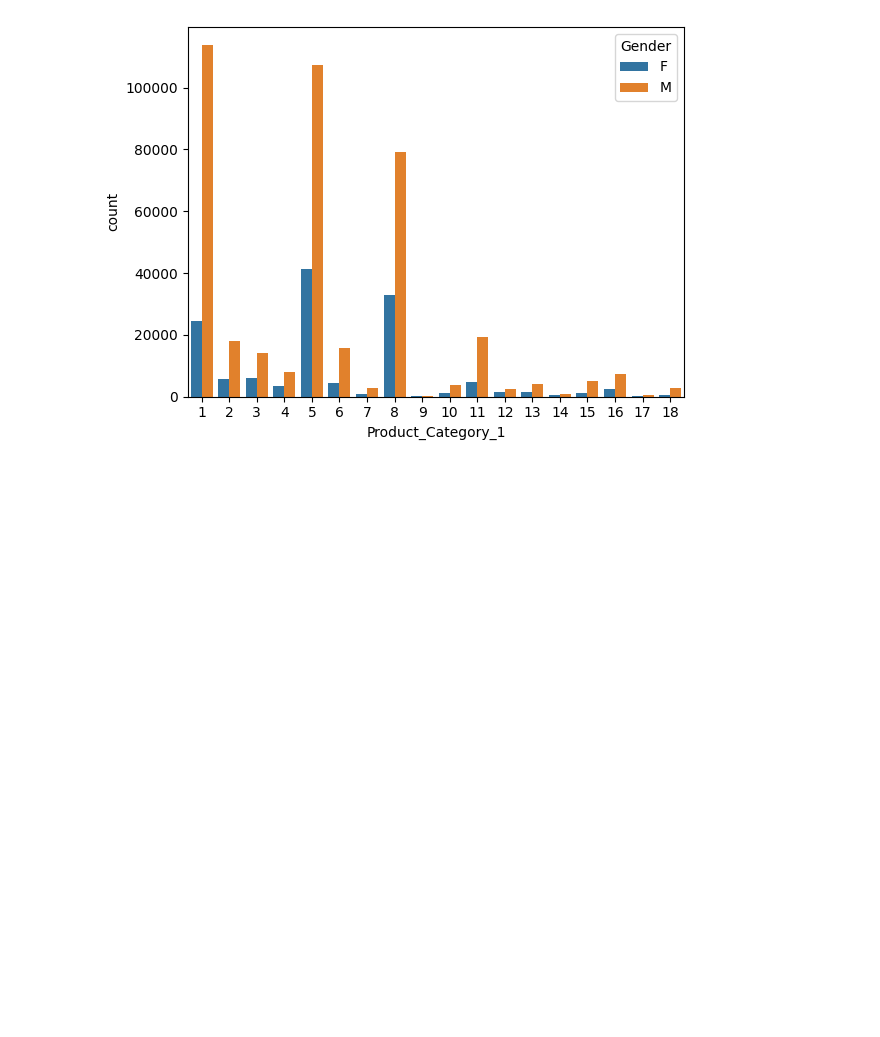
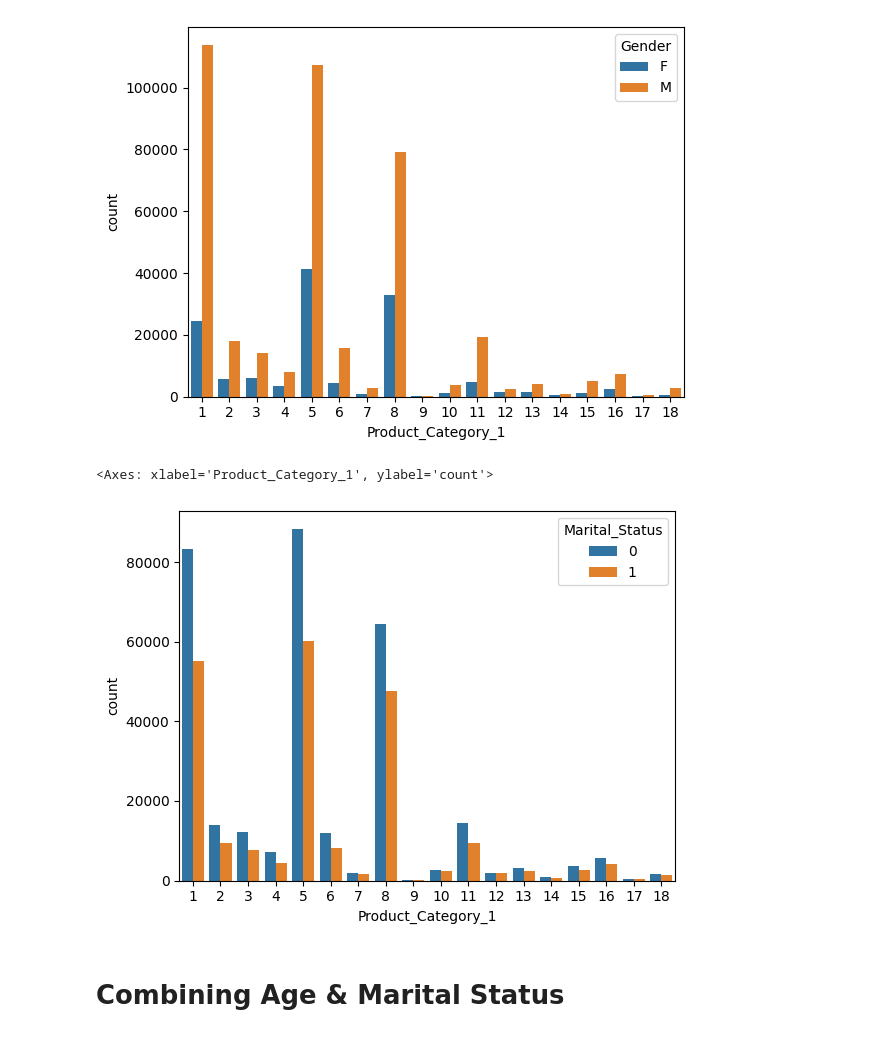
Before and after one commit to vishwajeet02/Projects, a Jupyter notebook: EDA/Black_Friday_Sales/File_Analysis.ipynb, the cells around one changed output. Saved outputs shown, nothing was run; the diff lists cells and outputs as text; code cells hidden in the pictures; blank space fills up the shorter version.

Commit message:
Combining Age & Marital Status

```diff
--- a/EDA/Black_Friday_Sales/File_Analysis.ipynb
+++ b/EDA/Black_Friday_Sales/File_Analysis.ipynb
@@ -624,3 +624,10 @@ sns.countplot(x = 'Product_Category_1', hue = 'Gender', data = df)
 # %% [output]
 <Axes: xlabel='Product_Category_1', ylabel='count'>
 [figure]
+# %%
+sns.countplot(x = 'Product_Category_1', hue = 'Marital_Status', data = df)
+# %% [output]
+<Axes: xlabel='Product_Category_1', ylabel='count'>
+[figure, added]
+# %% [markdown]
+# Combining Age & Marital Status
```
Also changed, not shown: parts of 8 cells of this notebook.
